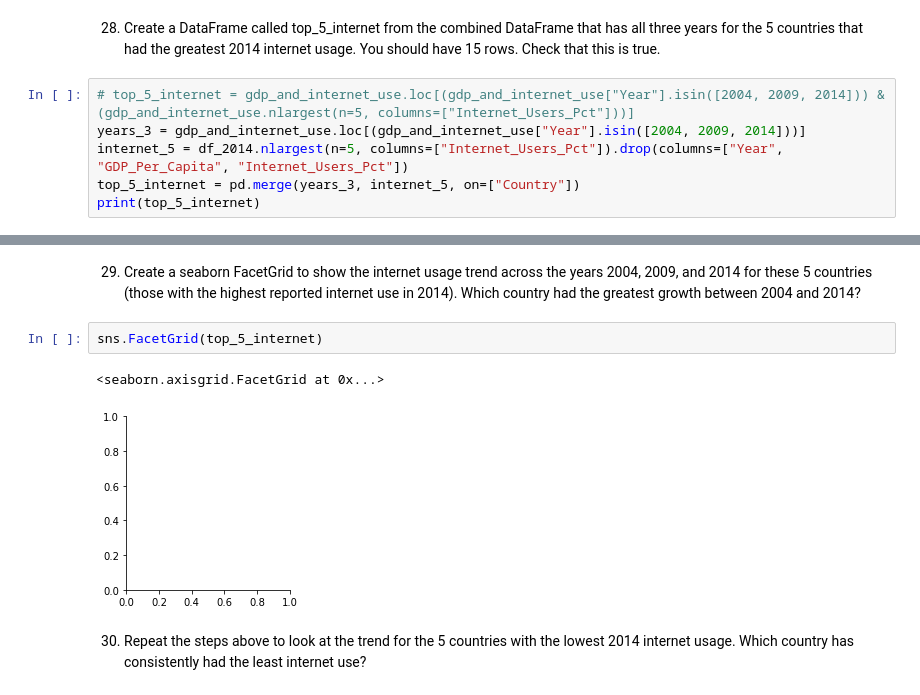
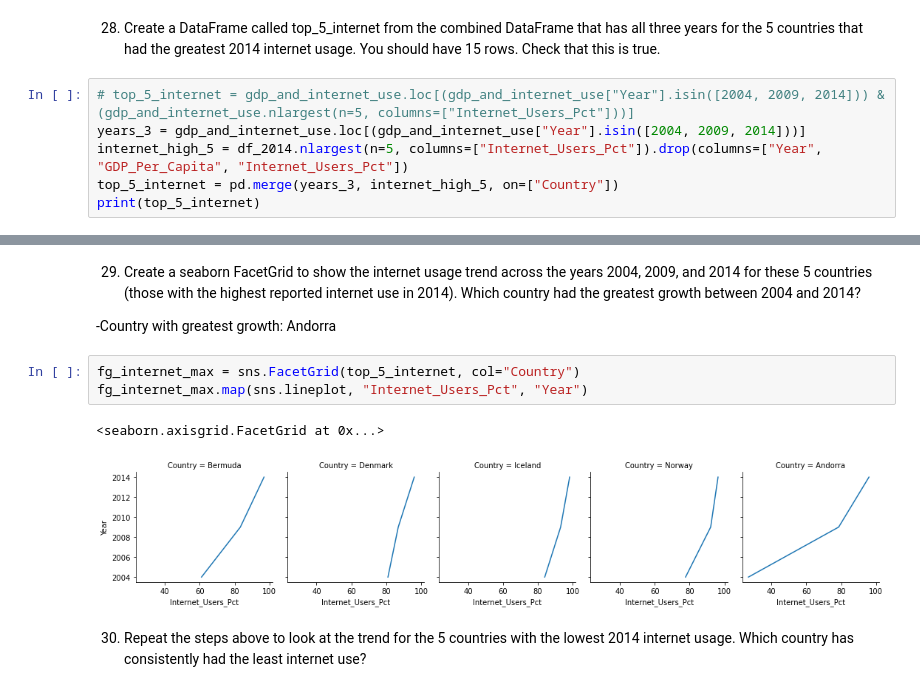
Before and after one commit to NSS-Data-Analytics-Cohort-7/gdp-and-internet-usage-PrestonSpencer, a Jupyter notebook: Notebooks/gdp_internet_project.ipynb, the cells around one changed output, grey strips where cells are left out. Saved outputs shown, nothing was run; the diff lists cells and outputs as text.

```diff
--- a/Notebooks/gdp_internet_project.ipynb
+++ b/Notebooks/gdp_internet_project.ipynb
@@ -365,7 +365,7 @@ print(df_2014.nlargest(n=5, columns=["Internet_Users_Pct"], keep="first"))
 # %%
 # top_5_internet = gdp_and_internet_use.loc[(gdp_and_internet_use["Year"].isin([2004, 2009, 2014])) & (gdp_and_internet_use.nlargest(n=5, columns=["Internet_Users_Pct"]))]
 years_3 = gdp_and_internet_use.loc[(gdp_and_internet_use["Year"].isin([2004, 2009, 2014]))]
-internet_5 = df_2014.nlargest(n=5, columns=["Internet_Users_Pct"]).drop(columns=["Year", "GDP_Per_Capita", "Internet_Users_Pct"])
-top_5_internet = pd.merge(years_3, internet_5, on=["Country"])
+internet_high_5 = df_2014.nlargest(n=5, columns=["Internet_Users_Pct"]).drop(columns=["Year", "GDP_Per_Capita", "Internet_Users_Pct"])
+top_5_internet = pd.merge(years_3, internet_high_5, on=["Country"])
 print(top_5_internet)
 # %% [output]
@@ -388,9 +388,12 @@ print(top_5_internet)
 # %% [markdown]
 29. Create a seaborn FacetGrid to show the internet usage trend across the years 2004, 2009, and 2014 for these 5 countries (those with the highest reported internet use in 2014). Which country had the greatest growth between 2004 and 2014?
+
+-Country with greatest growth: Andorra
-# %%
-sns.FacetGrid(top_5_internet)
-# %% [output]
-<seaborn.axisgrid.FacetGrid at 0x...>
-[figure, removed]
+# %%
+fg_internet_max = sns.FacetGrid(top_5_internet, col="Country")
+fg_internet_max.map(sns.lineplot, "Internet_Users_Pct", "Year")
+# %% [output]
+<seaborn.axisgrid.FacetGrid at 0x...>
+[figure, added]
 # %% [markdown]
 30. Repeat the steps above to look at the trend for the 5 countries with the lowest 2014 internet usage. Which country has consistently had the least internet use?
```
Also changed, not shown: parts of 12 cells of this notebook.
